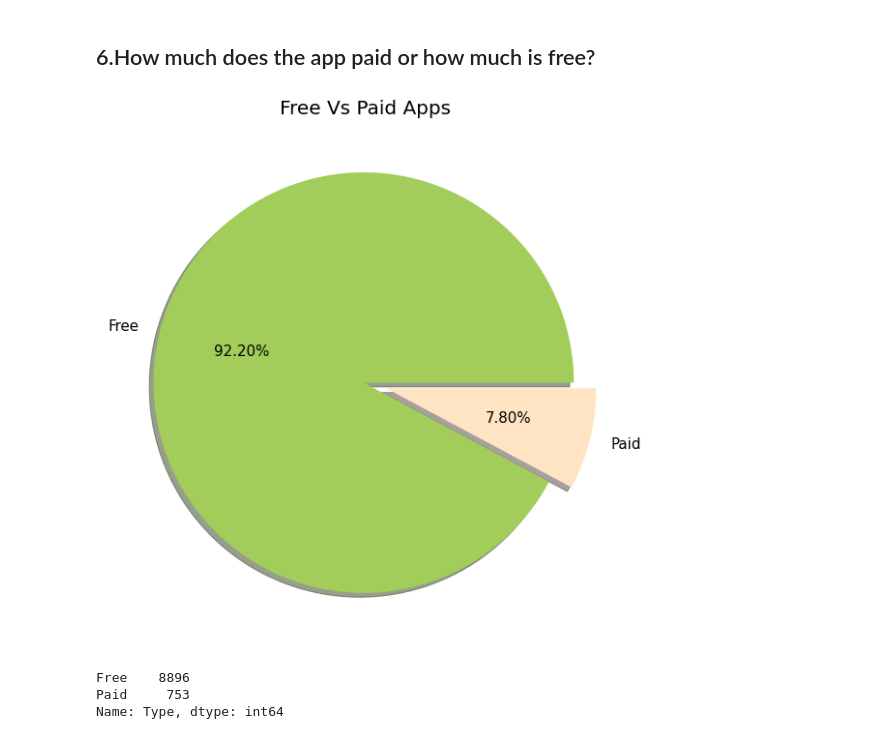
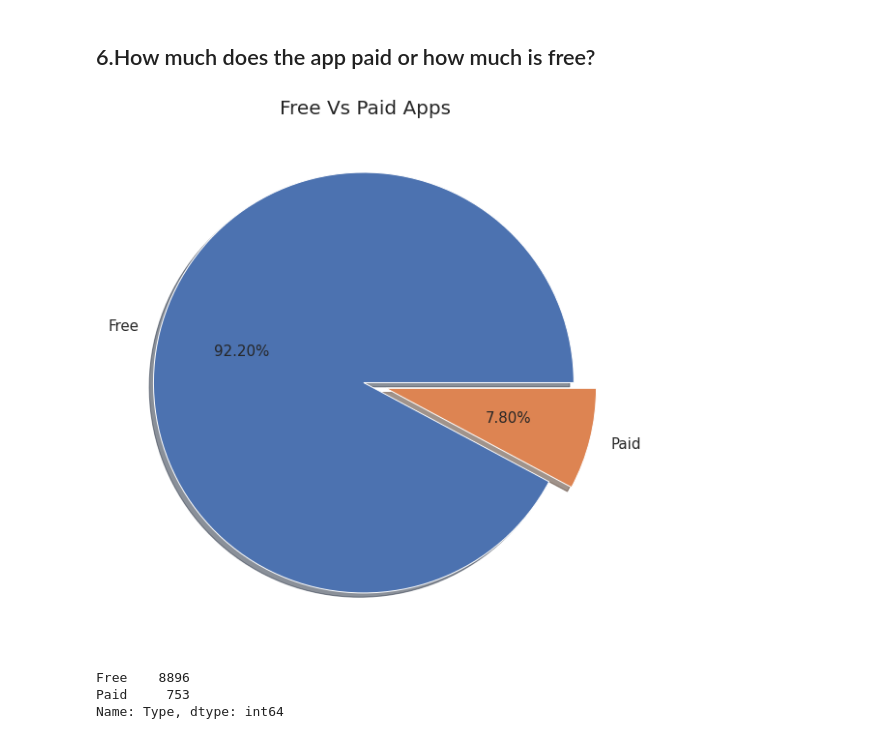
Before and after one commit to avigangarde/Google-Playstore-Analysis-, a Jupyter notebook: Play_Store_App_Review_Analysis_Capstone_Project.ipynb, the cells around one changed output. Drawn from its saved outputs; the diff is of its cells as text; code cells hidden in the pictures.

```diff
--- a/Play_Store_App_Review_Analysis_Capstone_Project.ipynb
+++ b/Play_Store_App_Review_Analysis_Capstone_Project.ipynb
@@ -741,16 +741,15 @@ Above the conclusion is that most of the people have given top Ratings between 3
 # %%
 paid_or_free=ps_df['Type'].value_counts()
 labels=ps_df['Type'].value_counts().index
 
 #create pie chart
 plt.figure(figsize=(12,10))
-colors=['#A2CD5A','#FFE4C4']
 explode=(0.01,0.1)
-plt.pie(paid_or_free,labels=labels,colors=colors,autopct='%.2f%%',explode=explode,shadow=True,textprops={'fontsize': 15})
+plt.pie(paid_or_free,labels=labels,autopct='%.2f%%',explode=explode,shadow=True,textprops={'fontsize': 15})
 plt.title('Free Vs Paid Apps',Size=20)
 plt.show()
 # %% [output]
-[figure, old version]
+[figure, new version]
 # %%
 ps_df['Type'].value_counts()
 # %% [output]
```
Also changed, not shown: parts of 2 cells of this notebook.
